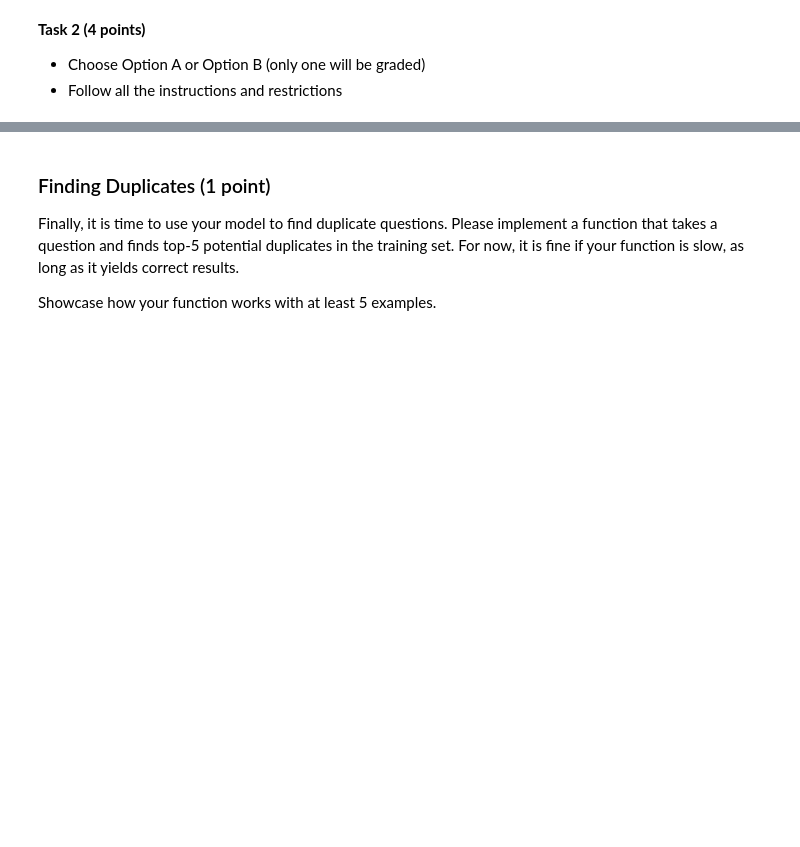
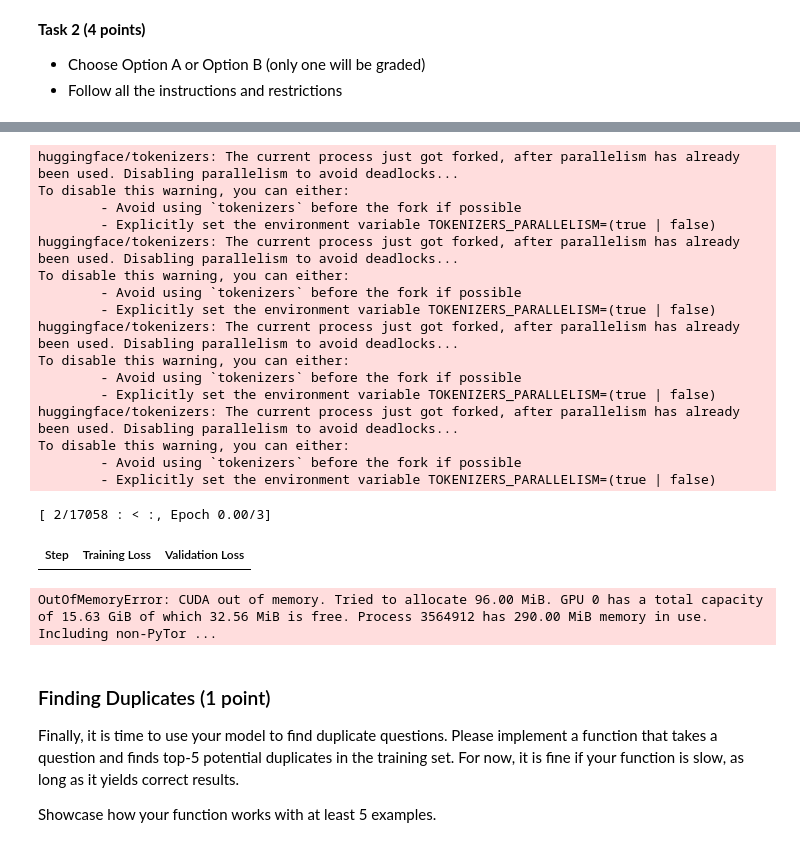
Before and after one commit to Aphelack/nlp_course, a Jupyter notebook: week04_transfer/homework.ipynb, the cells around one changed output, grey strips where cells are left out. Cells and saved outputs as stored; diff of their text form; code cells hidden in the pictures; blank space fills up the shorter version.

Commit message:
set up training

```diff
--- a/week04_transfer/homework.ipynb
+++ b/week04_transfer/homework.ipynb
@@ -175,0 +166,5 @@ __Option B:__ compare at least 3 pre-finetuned models (in addition to the above
+# %%
+import transformers
+model_name = "microsoft/deberta-v3-base"
+tokenizer = transformers.AutoTokenizer.from_pretrained(model_name)
+model = transformers.AutoModelForSequenceClassification.from_pretrained(model_name)
@@ -176,3 +185,55 @@ __Option B:__ compare at least 3 pre-finetuned models (in addition to the above
+# %%
+from transformers import TrainingArguments, Trainer
+
+training_args = TrainingArguments(
+    output_dir=f"./{model_name.split('/')[-1]}",
+    eval_strategy="steps",
+    eval_steps=50,
+    logging_steps=50,
+    logging_dir="./logs",
+    report_to="none",
+    dataloader_pin_memory=False,
+
+    learning_rate=2e-5,
+    num_train_epochs=3,
+    per_device_train_batch_size=64,
+    per_device_eval_batch_size=256,
+    dataloader_num_workers=4
+)
+
+
+
+data_collator = transformers.DataCollatorWithPadding(tokenizer=tokenizer)
+
+trainer = Trainer(
+    model=model,
+    args=training_args,
+    data_collator=data_collator,
+    train_dataset=qqp_preprocessed["train"],
+    eval_dataset=qqp_preprocessed["validation"]
+)
+# %%
+trainer.train()
+# %% [output]
+huggingface/tokenizers: The current process just got forked, after parallelism has already been used. Disabling parallelism to avoid deadlocks...
+To disable this warning, you can either:
+        - Avoid using `tokenizers` before the fork if possible
+        - Explicitly set the environment variable TOKENIZERS_PARALLELISM=(true | false)
+huggingface/tokenizers: The current process just got forked, after parallelism has already been used. Disabling parallelism to avoid deadlocks...
+To disable this warning, you can either:
+        - Avoid using `tokenizers` before the fork if possible
+        - Explicitly set the environment variable TOKENIZERS_PARALLELISM=(true | false)
+huggingface/tokenizers: The current process just got forked, after parallelism has already been used. Disabling parallelism to avoid deadlocks...
+To disable this warning, you can either:
+        - Avoid using `tokenizers` before the fork if possible
+        - Explicitly set the environment variable TOKENIZERS_PARALLELISM=(true | false)
+huggingface/tokenizers: The current process just got forked, after parallelism has already been used. Disabling parallelism to avoid deadlocks...
+To disable this warning, you can either:
+        - Avoid using `tokenizers` before the fork if possible
+        - Explicitly set the environment variable TOKENIZERS_PARALLELISM=(true | false)
+[ 2/17058 : < :, Epoch 0.00/3]
+| Step | Training Loss | Validation Loss |
+OutOfMemoryError: CUDA out of memory. Tried to allocate 96.00 MiB. GPU 0 has a total capacity of 15.63 GiB of which 32.56 MiB is free. Process 3564912 has 290.00 MiB memory in use. Including non-PyTor ...
 # %% [markdown]
 ### Finding Duplicates (1 point)
 
```
Also changed, not shown: parts of 9 cells of this notebook.
